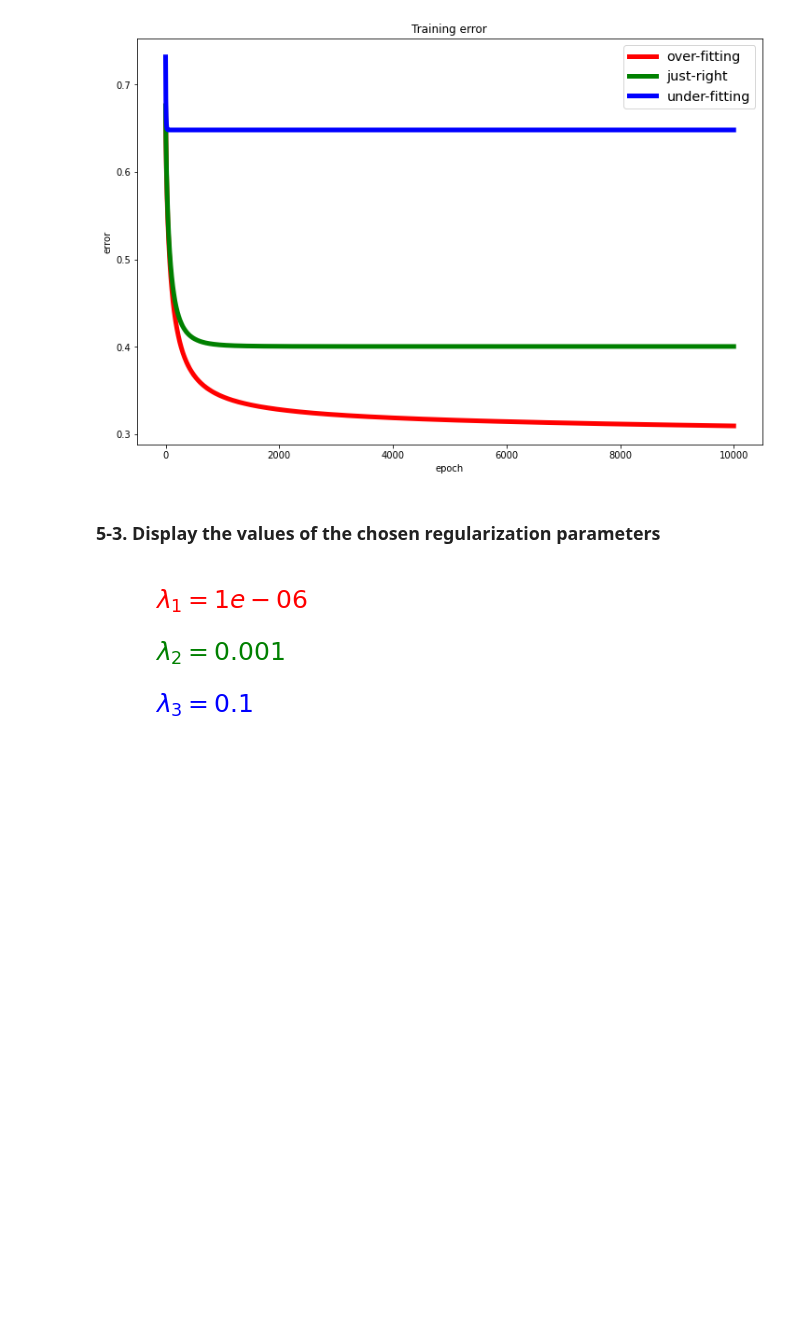
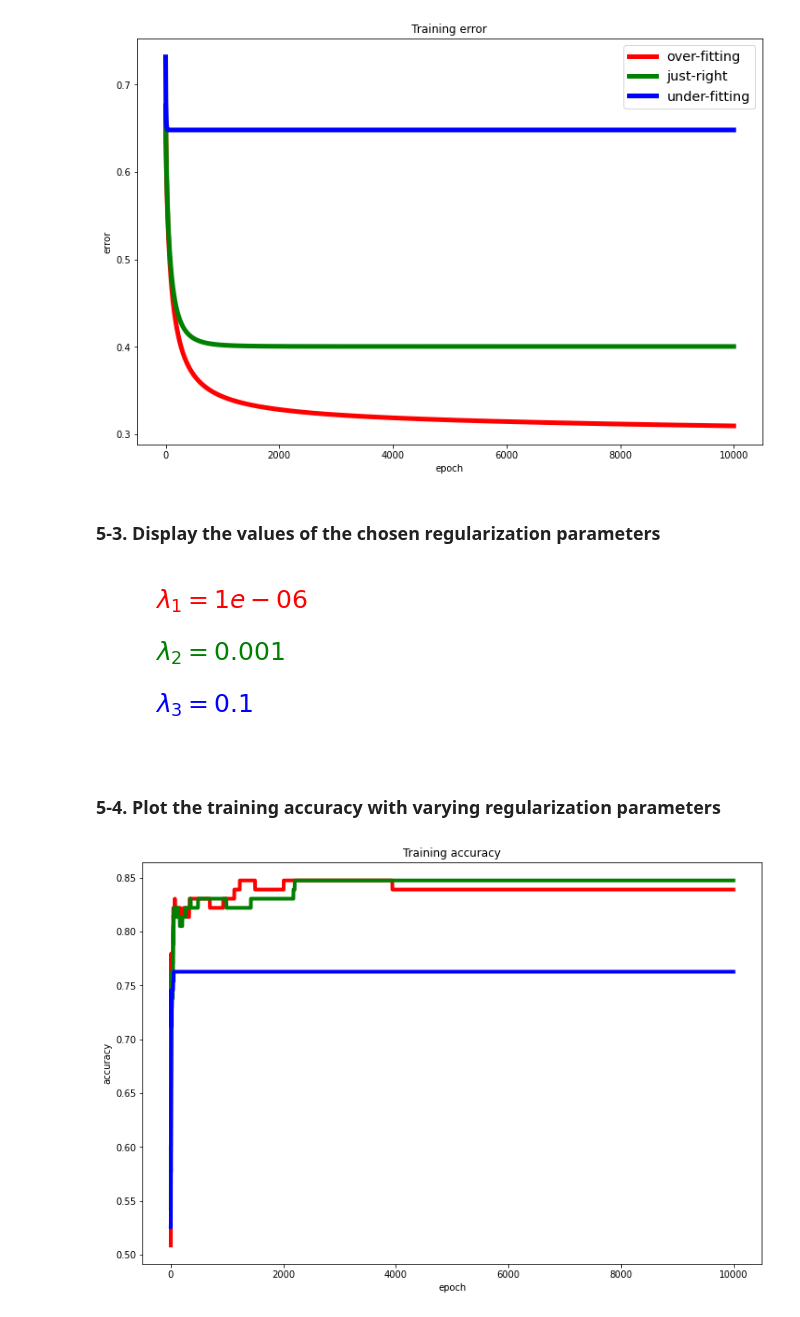
Before and after one commit to ihooni/class-MachineLearning, a Jupyter notebook: 07/assignment-07.ipynb, the cells around one changed output. Cells and saved outputs as stored; diff of their text form; code cells hidden in the pictures; blank space fills up the shorter version.

Commit message:
chore: plot the training accuracy with varying regularization parameters

```diff
--- a/07/assignment-07.ipynb
+++ b/07/assignment-07.ipynb
@@ -156,3 +156,16 @@ plt.text(0.2, 0.2, f'${text3}$', size=25, color='blue')
 plt.show()
 # %% [output]
 [figure]
+# %% [markdown]
+### 5-4. Plot the training accuracy with varying regularization parameters
+# %%
+plt.figure(figsize=(12, 8))
+plt.title('Training accuracy')
+plt.plot(epoch_tick, over_fitting_history['train_acc'], 'r-', linewidth=4)
+plt.plot(epoch_tick, just_right_history['train_acc'], 'g-', linewidth=4)
+plt.plot(epoch_tick, under_fitting_history['train_acc'], 'b-', linewidth=4)
+plt.xlabel('epoch')
+plt.ylabel('accuracy')
+plt.show()
+# %% [output]
+[figure, added]
```
